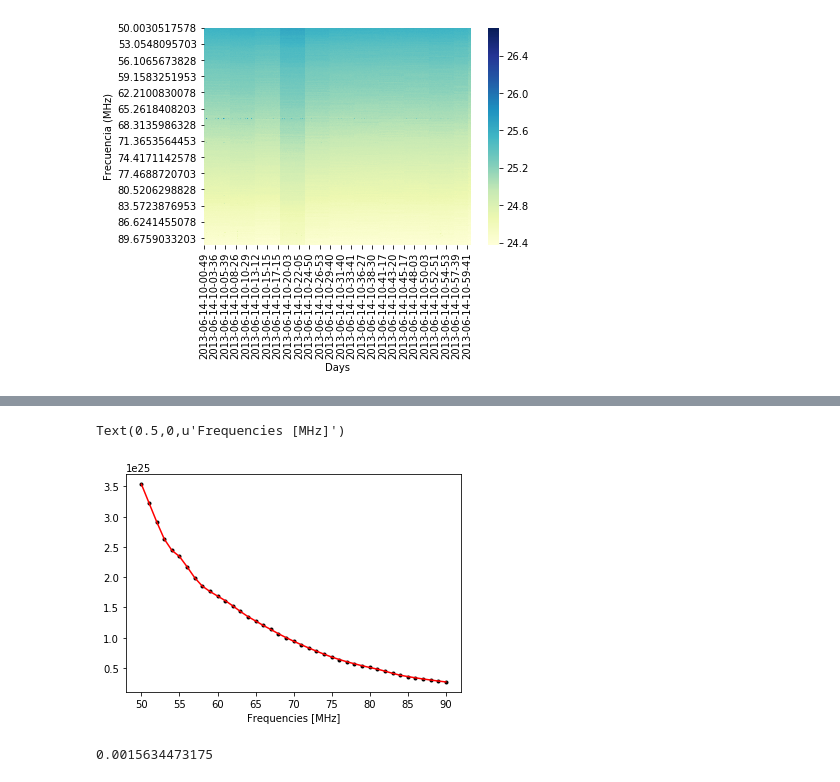
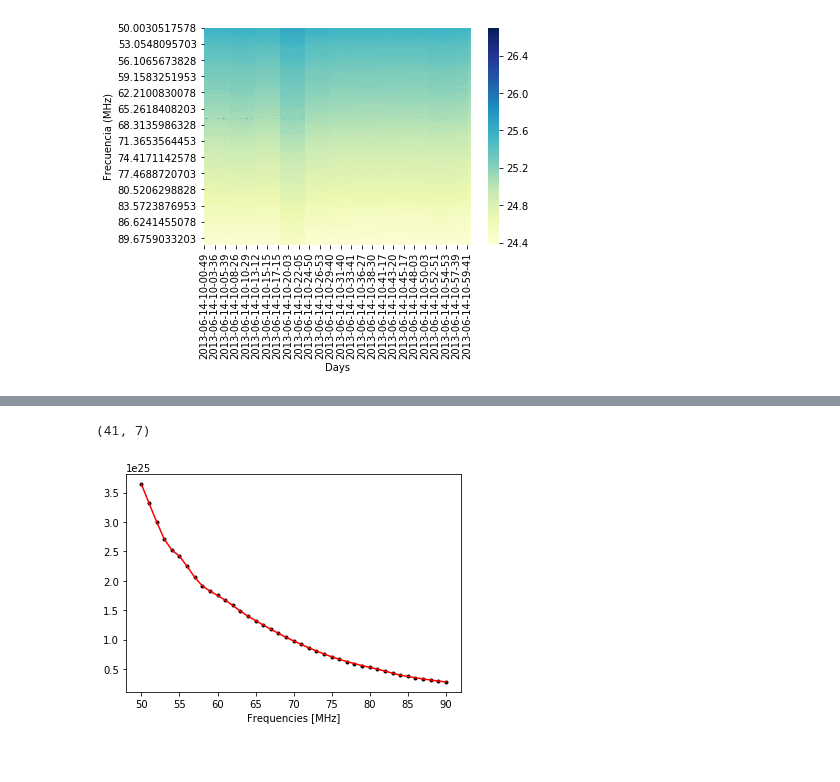
Before and after one commit to HiramHerrera/SciHi, a Jupyter notebook: calibration.ipynb, the cells around one changed output, grey strips where cells are left out. Saved outputs shown, nothing was run; the diff lists cells and outputs as text; code cells hidden in the pictures.

Commit message:
Updated calibration notebooks

```diff
--- a/calibration.ipynb
+++ b/calibration.ipynb
@@ -40,11 +41,11 @@ plt.ylabel('Frecuencia (MHz)')
 Text(33,0.5,u'Frecuencia (MHz)')
 [figure]
 # %%
-temp = Temps.loc[:,'2013-06-14-10-24-50':'2013-06-14-13-00-30']
+temp = Temps.loc[:,'2013-06-14-10-24-50':'2013-06-14-10-59-52']
 data = temp.values
 sb.heatmap(np.log10(temp), cmap='YlGnBu', yticklabels=400)
 plt.xlabel('Days')
 plt.ylabel('Frecuencia (MHz)')
-plt.savefig('Imagenes/Data_%s_%s.png'%('2013-06-14-10-24-50','2013-06-14-13-00-30'))
-index = Temps.index
+plt.savefig('Imagenes/Data_%s_%s.png'%('2013-06-14-10-24-50','2013-06-14-10-59-52'))
+index = Temps.index.values
 # %% [output]
@@ -65,15 +59,29 @@ plt.show()
-# %%
-freqs = np.arange(50,91)
-freqs_bins = []
-for f in freqs:
-    mask = (index>=f)&(index<f+1)
-    freqs_bins.append(np.mean(temps_mean[mask]))
-
-freqs_bins = np.array(freqs_bins)
+# %%
+data_gsm =  pd.read_hdf('calibration/Tgsm.hdf5')
+data_reduce = data_gsm.loc[:,'2013-06-14 10:30:00.000':'2013-06-14 11:00:00.000']
+T_gsm = data_reduce.values
+freqs = data_reduce.index.values
+np.shape(T_gsm)
+# %% [output]
+(41, 7)
+# %%
+# Data binnig
+freq_bins = []
+for f in freqs:
+    mask = (index>=f)&(index<f+1)
+    freq_bins.append(np.mean(temp[mask]))
+Temp_binfreq = np.array(freq_bins)
+
+bins = int(np.shape(Temp_binfreq)[1]/25. +1) # Data binning in time, 25 is because every 25 data is 5 mins (Aprox 12 secs between data)
+T_meas = np.zeros(np.shape(T_gsm))
+T_std = np.zeros(np.shape(T_gsm))
+for i in range(bins):
+    T_meas[:,i] = np.mean(Temp_binfreq[:,i:i+25], axis =1)
+    T_std[:,i] = np.std(Temp_binfreq[:,i:i+25], axis =1)
 # %%
-plt.plot(freqs,freqs_bins,'.k')
-plt.plot(freqs,freqs_bins,'r')
+plt.plot(freqs,np.mean(T_meas,axis=1), '.k')
+plt.plot(freqs,np.mean(T_meas,axis=1),'r')
 plt.xlabel('Frequencies [MHz]')
+plt.savefig('Uncalibrated.png')
 # %% [output]
-Text(0.5,0,u'Frequencies [MHz]')
-[figure, old version]
+[figure, new version]
@@ -82,5 +87,0 @@ T_meas = freqs_bins[0]
-# %%
-T_gsm = 4000.
-print (1.1313e-22 * T_meas - T_gsm)**2.
-# %% [output]
-0.0015634473175
```
Also changed, not shown: parts of 18 cells of this notebook, 4 other files.
